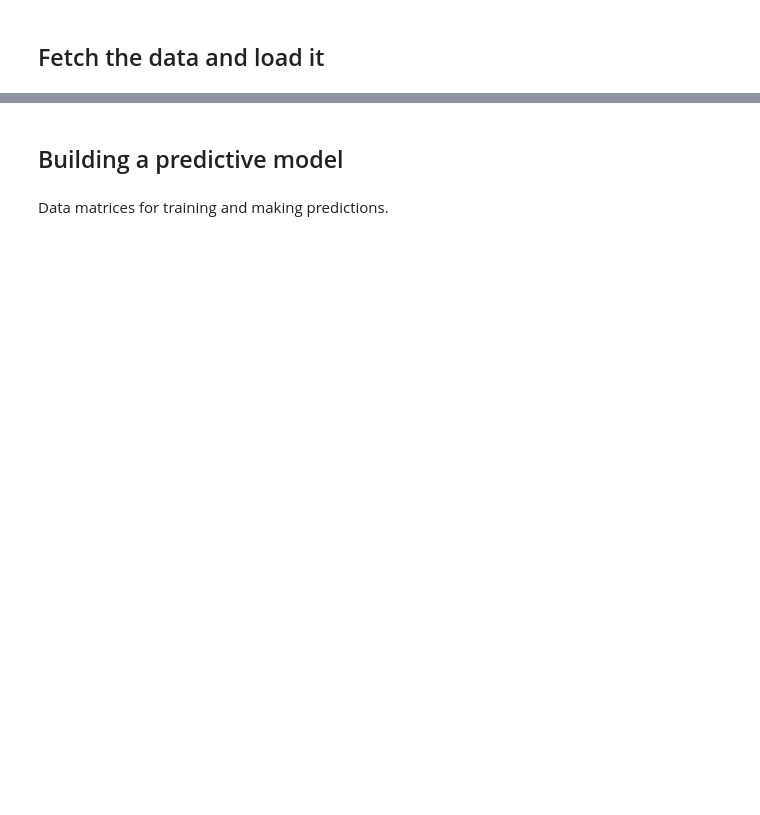
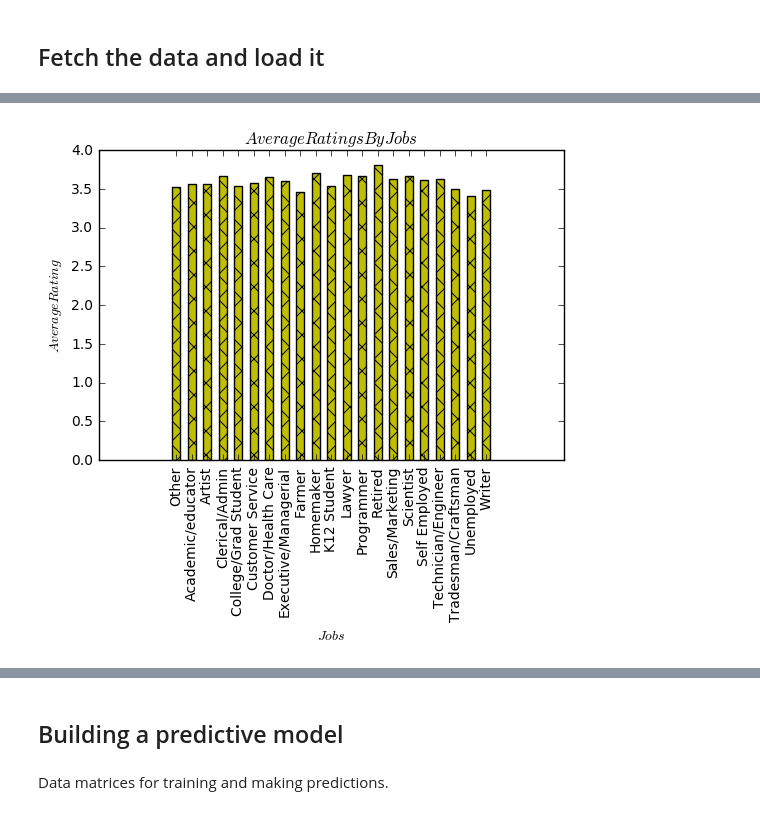
Before and after one commit to MehdiRc/LemonTeam, a Jupyter notebook: README.ipynb, the cells around one changed output, grey strips where cells are left out. Cells and saved outputs as stored; diff of their text form; code cells hidden in the pictures; blank space fills up the shorter version.

```diff
--- a/README.ipynb
+++ b/README.ipynb
@@ -32,0 +131,61 @@ data.describe()
+# %%
+job_other = np.array(data[data["job_other"]==1])
+job_academicOreducator = np.array(data[data["job_academic/educator"]==1])
+job_artist = np.array(data[data["job_artist"]==1])
+job_clericalOradmin = np.array(data[data["job_clerical/admin"]==1])
+job_collegeOrgrad_student = np.array(data[data["job_college/grad student"]==1])
+job_customer_service = np.array(data[data["job_customer service"]==1])
+job_doctorOrhealth_care = np.array(data[data["job_doctor/health care"]==1])
+job_executiveOrmanagerial = np.array(data[data["job_executive/managerial"]==1])
+job_farmer = np.array(data[data["job_farmer"]==1])
+job_homemaker = np.array(data[data["job_homemaker"]==1])
+job_K12_student = np.array(data[data["job_K-12 student"]==1])
+job_lawyer = np.array(data[data["job_lawyer"]==1])
+job_programmer = np.array(data[data["job_programmer"]==1])
+job_retired = np.array(data[data["job_retired"]==1])
+job_salesOrmarketing = np.array(data[data["job_sales/marketing"]==1])
+job_scientist = np.array(data[data["job_scientist"]==1])
+job_self_employed = np.array(data[data["job_self-employed"]==1])
+job_technicianOrengineer = np.array(data[data["job_technician/engineer"]==1])
+job_tradesmanOrcraftsman = np.array(data[data["job_tradesman/craftsman"]==1])
+job_unemployed = np.array(data[data["job_unemployed"]==1])
+job_writer = np.array(data[data["job_writer"]==1])
+
+
+avergaejob_other=np.mean(job_other[:,-1])
+avergaejob_academicOreducator=np.mean(job_academicOreducator[:,-1])
+avergaejob_artist=np.mean(job_artist[:,-1])
+avergaejob_clericalOradmin=np.mean(job_clericalOradmin[:,-1])
+avergaejob_collegeOrgrad_student=np.mean(job_collegeOrgrad_student[:,-1])
+avergaejob_customer_service=np.mean(job_customer_service[:,-1])
+avergaejob_doctorOrhealth_care=np.mean(job_doctorOrhealth_care[:,-1])
+avergaejob_executiveOrmanagerial=np.mean(job_executiveOrmanagerial[:,-1])
+avergaejob_farmer=np.mean(job_farmer[:,-1])
+avergaejob_homemaker=np.mean(job_homemaker[:,-1])
+avergaejob_K12_student=np.mean(job_K12_student[:,-1])
+avergaejob_lawyer=np.mean(job_lawyer[:,-1])
+avergaejob_programmer=np.mean(job_programmer[:,-1])
+avergaejob_retired=np.mean(job_retired[:,-1])
+avergaejob_salesOrmarketing=np.mean(job_salesOrmarketing[:,-1])
+avergaejob_scientist=np.mean(job_scientist[:,-1])
+avergaejob_self_employed=np.mean(job_self_employed[:,-1])
+avergaejob_technicianOrengineer=np.mean(job_technicianOrengineer[:,-1])
+avergaejob_tradesmanOrcraftsman=np.mean(job_tradesmanOrcraftsman[:,-1])
+avergaejob_unemployed=np.mean(job_unemployed[:,-1])
+avergaejob_writer=np.mean(job_writer[:,-1])
+
+
+
+averagesByJob=np.array([avergaejob_other,avergaejob_academicOreducator,avergaejob_artist,avergaejob_clericalOradmin,avergaejob_collegeOrgrad_student,avergaejob_customer_service,avergaejob_doctorOrhealth_care,avergaejob_executiveOrmanagerial,avergaejob_farmer,avergaejob_homemaker,avergaejob_K12_student,avergaejob_lawyer,avergaejob_programmer,avergaejob_retired,avergaejob_salesOrmarketing,avergaejob_scientist,avergaejob_self_employed,avergaejob_technicianOrengineer,avergaejob_tradesmanOrcraftsman,avergaejob_unemployed,avergaejob_writer])
+averagesByJob
+
+plt.figure()
+plt.bar(range(21),averagesByJob , 0.5, color="y",align='center',hatch="x")
+plt.xticks(range(21), ["Other","Academic/educator","Artist","Clerical/Admin","College/Grad Student","Customer Service","Doctor/Health Care","Executive/Managerial","Farmer","Homemaker","K12 Student","Lawyer","Programmer","Retired","Sales/Marketing","Scientist","Self Employed","Technician/Engineer","Tradesman/Craftsman","Unemployed","Writer"],rotation=90)
+
+plt.xlabel("$Jobs$")
+plt.ylabel("$Average Rating$") #$$ change apearence of font
+plt.title("$Average Ratings By Jobs$")
+plt.savefig("Average Ratings By Jobs.png") #to save the file
+# %% [output]
+[figure, added]
```
Also changed, not shown: parts of 15 cells of this notebook.
